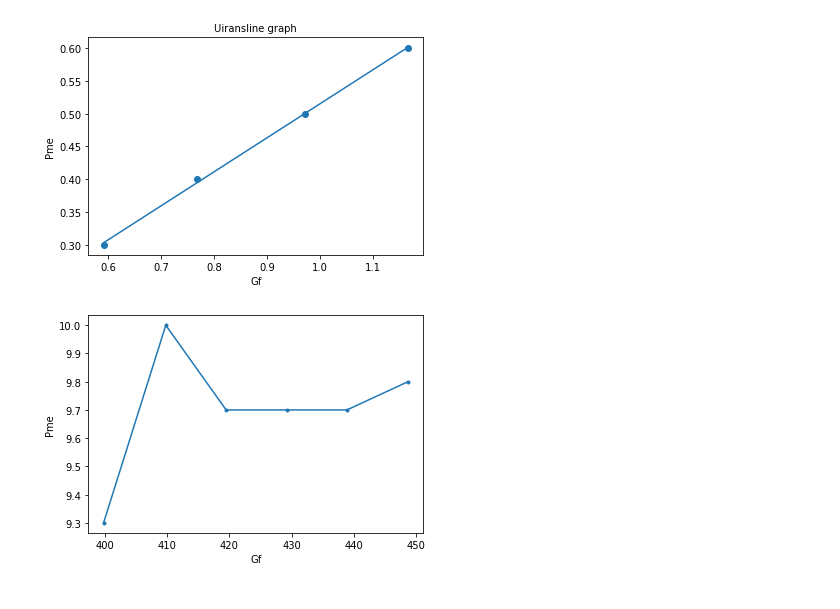
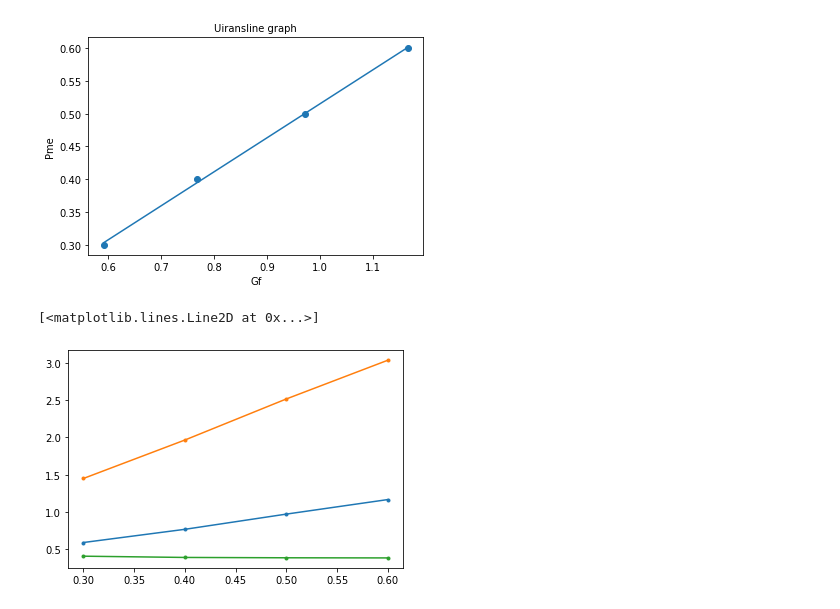
Before and after one commit to englishta/algorithm, a Jupyter notebook: graphic/2/18T1040X_加藤正隆(2).ipynb, the cells around one changed output. Drawn from its saved outputs; the diff is of its cells as text; code cells hidden in the pictures.

```diff
--- a/graphic/2/18T1040X_加藤正隆(2).ipynb
+++ b/graphic/2/18T1040X_加藤正隆(2).ipynb
@@ -172,12 +178,60 @@ katamuki= 0.5171943012255256
 seppenn= -0.002286416421722015
 Text(0.5, 1.0, 'Uiransline graph')
 [figure]
-# %%
-x = [9.3, 10, 9.7, 9.7, 9.7, 9.8]
-y = [399.8, 409.8, 419.5, 429.2, 438.9, 448.7]
-plt.plot(y, x, '.-' )
-plt.xlabel( 'Gf' )
-plt.ylabel( 'Pme' )
-plt.show()
-# %% [output]
-[figure, removed]
+# %%
+import pandas as pd
+import matplotlib.pyplot as plt
+import numpy as np
+####################関数##################
+#空気の密度を求める関数(kg/m^3)
+def low_air(Ta):
+    ans = 273*1.293*756/((273+Ta)*763)
+    return ans
+#粘性補正係数を求める関数
+def nyu(Ta):
+    ans = ((380+25.5)/400)*((293/(243+Ta))**1.5)
+    return ans
+###############変数宣言と初期化#####################
+Hu = 28430 #低発熱量(kj/kg)
+PI = 3.14159265359 #円周率
+pmf =0.00228641642172201
+Gth = 9.0
+K20 = 0.01572
+T0 = 25.5 #気温
+####################################
+x = [0.3, 0.4, 0.5, 0.6]
+Gf=[0.591, 0.768, 0.972, 1.167]#燃料流量(kg/h)
+W=[35.672, 48.02, 61.25, 73.794]#荷重N
+N=[950.2, 956.8, 960.4, 961.6]#回転数rpm
+Qc=[0.00135, 0.00255, 0.00305, 0.00455]#流量m^3/min
+dT=[9.4, 10, 8.8, 8.2]
+dp=[0.3118515, 0.312636, 0.312832135, 0.3118515]
+Ta=[28, 30, 31, 32.6] #吸気温度(℃)
+##########リスト初期化#################
+T=[0]*4 #軸トルクのリスト(Nm)
+L=[0]*4 #軸出力のリスト(kw)
+Be=[0]*4 #燃費消費率のリスト(g/kwh)
+qe=[0]*4 #正味熱効率
+qm=[0]*4 #機械熱効率
+qc=[0]*4 #冷却損失
+qex=[0]*4 #排気損失
+Ga=[0]*4 #吸入空気量
+Ram=[0]*4 #平均空気過剰率
+###############計算########################
+for i in range(4):
+    T[i]+=W[i]*0.4085
+    L[i]+=(PI*T[i]*N[i])/30000
+    Be[i]+=Gf[i]/L[i]
+    qe[i]+=100*3600*L[i]/(Hu*Gf[i])
+    qm[i]+=100*(x[i]/(x[i]+pmf))
+    qc[i]+=100*(4186*60*Qc[i]*dT[i])/(Hu*Gf[i])
+    Ga[i]+=3.6*low_air(Ta[i])*K20*nyu(Ta[i])*dp[i]
+    Ram[i]+=Ga[i]/(Gf[i]*9.0)
+    #qex[i]+=4.186*
+#########################################
+plt.plot(x, Gf, '.-' )
+plt.plot(x, L, '.-' )
+plt.plot(x, Be, '.-' )
+# %% [output]
+[<matplotlib.lines.Line2D at 0x...>]
+[figure, added]
```
Also changed, not shown: parts of 7 cells of this notebook.
